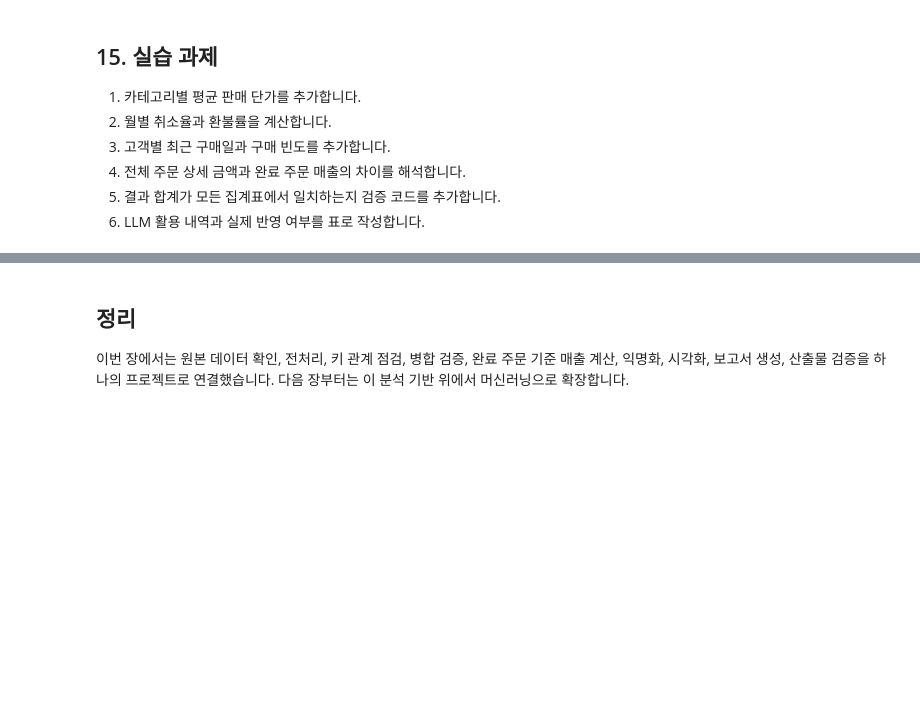
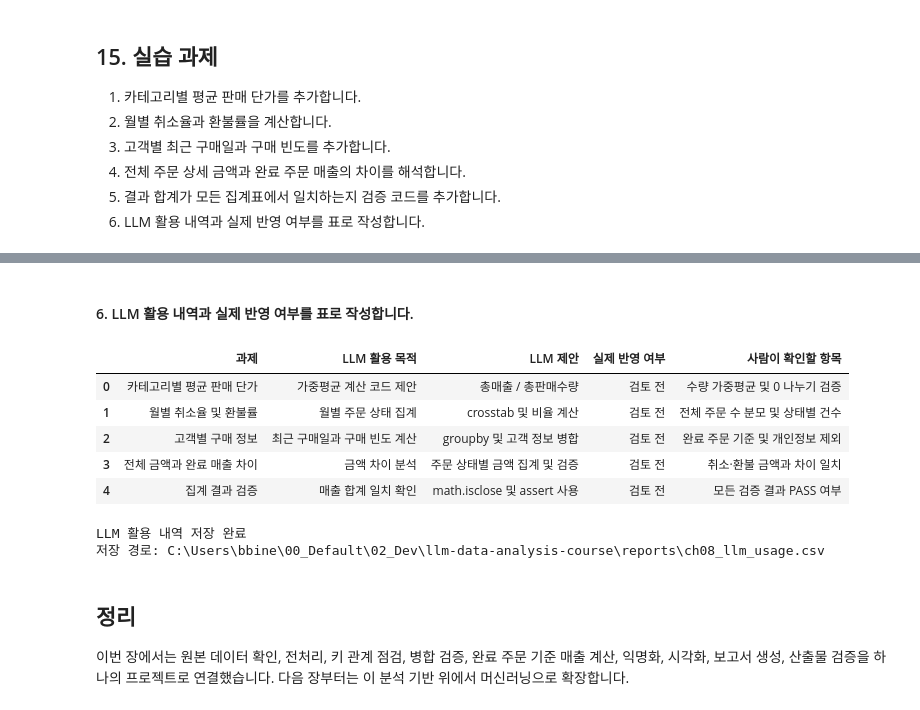
Before and after one commit to Chloe-Hyebin-Kim/llm-data-analysis-course, a Jupyter notebook: practice/chapter08/chapter08.ipynb, the cells around one changed output, grey strips where cells are left out. Saved outputs shown, nothing was run; the diff lists cells and outputs as text; code cells hidden in the pictures; blank space fills up the shorter version.

```diff
--- a/practice/chapter08/chapter08.ipynb
+++ b/practice/chapter08/chapter08.ipynb
@@ -451,3 +785,69 @@ print('결과 합계 일치 검증 완료')
+# %% [markdown]
+#### 6. LLM 활용 내역과 실제 반영 여부를 표로 작성합니다.
+# %%
+
+# 과제 6. LLM 활용 내역 및 실제 반영 여부 기록
+
+llm_usage = pd.DataFrame([
+    {
+        '과제': '카테고리별 평균 판매 단가',
+        'LLM 활용 목적': '가중평균 계산 코드 제안',
+        'LLM 제안': '총매출 / 총판매수량',
+        '실제 반영 여부': '검토 전',
+        '사람이 확인할 항목': '수량 가중평균 및 0 나누기 검증'
+    },
+    {
+        '과제': '월별 취소율 및 환불률',
+        'LLM 활용 목적': '월별 주문 상태 집계',
+        'LLM 제안': 'crosstab 및 비율 계산',
+        '실제 반영 여부': '검토 전',
+        '사람이 확인할 항목': '전체 주문 수 분모 및 상태별 건수'
+    },
+    {
+        '과제': '고객별 구매 정보',
+        'LLM 활용 목적': '최근 구매일과 구매 빈도 계산',
+        'LLM 제안': 'groupby 및 고객 정보 병합',
+        '실제 반영 여부': '검토 전',
+        '사람이 확인할 항목': '완료 주문 기준 및 개인정보 제외'
+    },
+    {
+        '과제': '전체 금액과 완료 매출 차이',
+        'LLM 활용 목적': '금액 차이 분석',
+        'LLM 제안': '주문 상태별 금액 집계 및 검증',
+        '실제 반영 여부': '검토 전',
+        '사람이 확인할 항목': '취소·환불 금액과 차이 일치'
+    },
+    {
+        '과제': '집계 결과 검증',
+        'LLM 활용 목적': '매출 합계 일치 확인',
+        'LLM 제안': 'math.isclose 및 assert 사용',
+        '실제 반영 여부': '검토 전',
+        '사람이 확인할 항목': '모든 검증 결과 PASS 여부'
+    }
+])
+
+display(llm_usage)
+
+# CSV 저장
+output_path = REPORT_DIR / 'ch08_llm_usage.csv'
+
+llm_usage.to_csv(
+    output_path,
+    index=False,
+    encoding='utf-8-sig'
+)
+
+print('LLM 활용 내역 저장 완료')
+print('저장 경로:', output_path)
+# %% [output]
+|  | 과제 | LLM 활용 목적 | LLM 제안 | 실제 반영 여부 | 사람이 확인할 항목 |
+| 0 | 카테고리별 평균 판매 단가 | 가중평균 계산 코드 제안 | 총매출 / 총판매수량 | 검토 전 | 수량 가중평균 및 0 나누기 검증 |
+| 1 | 월별 취소율 및 환불률 | 월별 주문 상태 집계 | crosstab 및 비율 계산 | 검토 전 | 전체 주문 수 분모 및 상태별 건수 |
+| 2 | 고객별 구매 정보 | 최근 구매일과 구매 빈도 계산 | groupby 및 고객 정보 병합 | 검토 전 | 완료 주문 기준 및 개인정보 제외 |
+| 3 | 전체 금액과 완료 매출 차이 | 금액 차이 분석 | 주문 상태별 금액 집계 및 검증 | 검토 전 | 취소·환불 금액과 차이 일치 |
+| 4 | 집계 결과 검증 | 매출 합계 일치 확인 | math.isclose 및 assert 사용 | 검토 전 | 모든 검증 결과 PASS 여부 |
+LLM 활용 내역 저장 완료
+저장 경로: C:\Users\bbine\00_Default\02_Dev\llm-data-analysis-course\reports\ch08_llm_usage.csv
 # %% [markdown]
 ## 정리
 
```
Also changed, not shown: parts of 10 cells of this notebook, 1 other file.
